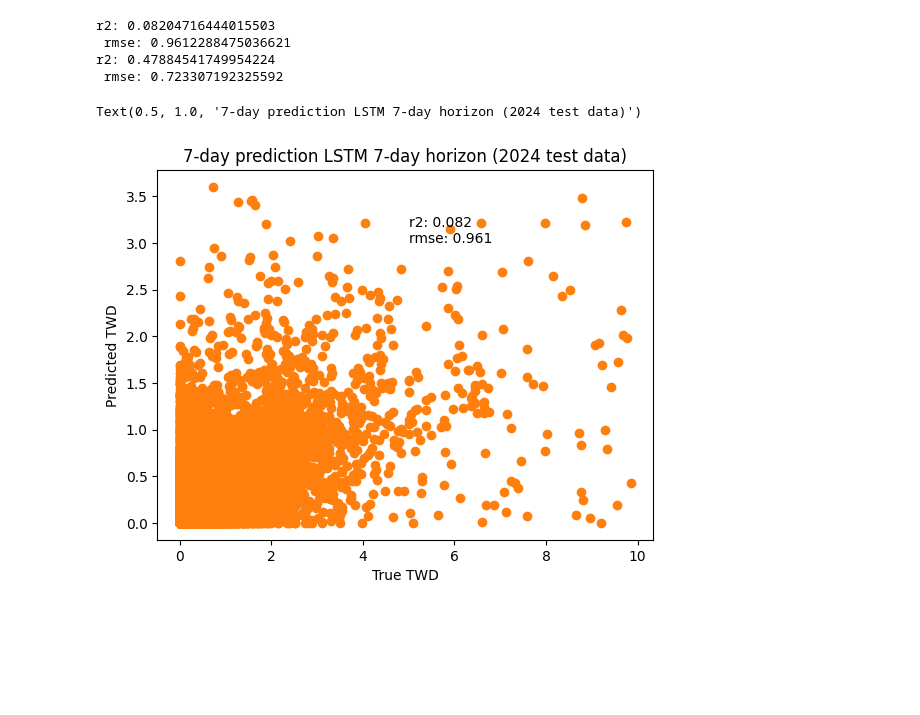
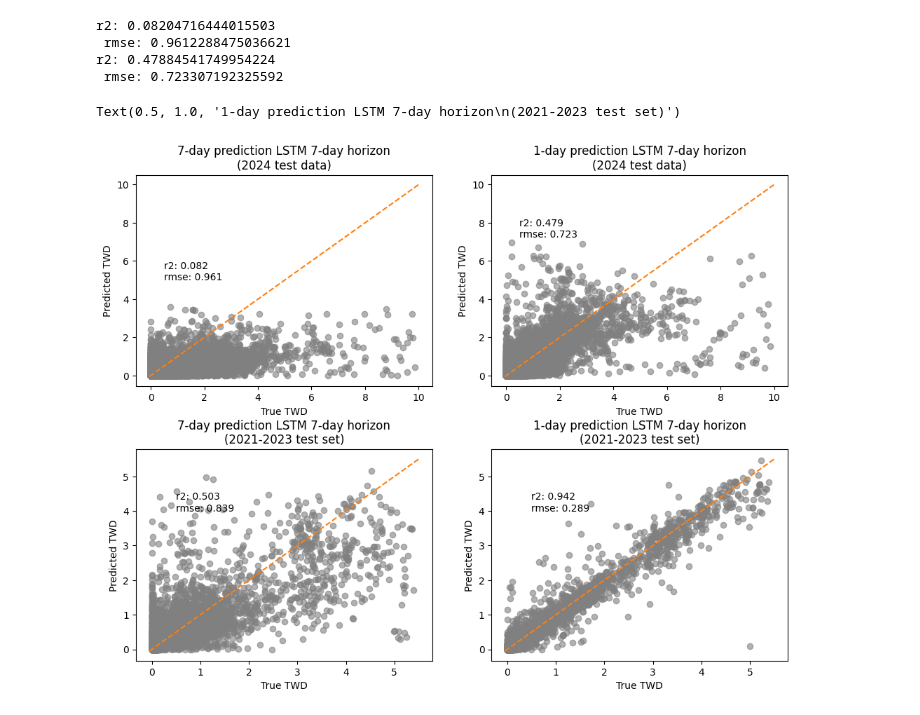
Before and after one commit to PinaColadast/eth-capstone-treewater-deficit, a Jupyter notebook: 03_RNN_small_models_horizon.ipynb, the cells around one changed output. Saved outputs shown, nothing was run; the diff lists cells and outputs as text; code cells hidden in the pictures; blank space fills up the shorter version.

Commit message:
train horizon transformer

```diff
--- a/03_RNN_small_models_horizon.ipynb
+++ b/03_RNN_small_models_horizon.ipynb
@@ -822,12 +822,42 @@ r2: 0.08204716444015503
 r2: 0.47884541749954224
  rmse: 0.723307192325592
 # %%
-plt.scatter(clip_and_inverse_log2_transform(y_test_final_horizon[:, 6]), clip_and_inverse_log2_transform(y_pred_test_final_horizon[:, 6]),
-color = "tab:orange")
-plt.text(5,3, f"r2: {r2_at_final_test:.3f}\nrmse: {rmse_at_final_test:.3f}")
-plt.xlabel("True TWD")
-plt.ylabel("Predicted TWD")
-plt.title("7-day prediction LSTM 7-day horizon (2024 test data)")
+fig, ((ax1, ax2), (ax3, ax4)) = plt.subplots(2, 2, figsize=(12, 9))
+
+fig.subplots_adjust(wspace=0.2, hspace=0.3)
+
+ax1.scatter(clip_and_inverse_log2_transform(y_test_final_horizon[:, 6]), clip_and_inverse_log2_transform(y_pred_test_final_horizon[:, 6]),
+color = "grey", alpha=0.6)
+ax1.plot([-0.05, 10], [-0.05, 10], color="tab:orange", linestyle="--")
+ax1.text(0.5, 5, f"r2: {r2_at_final_test:.3f}\nrmse: {rmse_at_final_test:.3f}")
+ax1.set_xlabel("True TWD")
+ax1.set_ylabel("Predicted TWD")
+ax1.set_title("7-day prediction LSTM 7-day horizon\n(2024 test data)")
+
+
+ax2.scatter(clip_and_inverse_log2_transform(y_test_final_horizon[:, 0]), clip_and_inverse_log2_transform(y_pred_test_final_horizon[:, 0]),
+color = "grey", alpha=0.6)
+ax2.plot([-0.05, 10], [-0.05, 10], color="tab:orange", linestyle="--")
+ax2.text(0.5, rmse_at_1day_final_test*10, f"r2: {r2_at_1day_final_test  :.3f}\nrmse: {rmse_at_1day_final_test:.3f}")
+ax2.set_xlabel("True TWD")
+ax2.set_ylabel("Predicted TWD")
+ax2.set_title("1-day prediction LSTM 7-day horizon\n(2024 test data)")
+
+ax3.scatter(clip_and_inverse_log2_transform(y_test_horizon[:, 6]), clip_and_inverse_log2_transform(y_pred_test_horizon[:, 6]),
+color = "grey", alpha=0.6)
+ax3.plot([-0.05, 5.5], [-0.05, 5.5], color="tab:orange", linestyle="--")
+ax3.text(0.5, 4, f"r2: {r2_at_test:.3f}\nrmse: {rmse_at_test:.3f}")
+ax3.set_xlabel("True TWD")
+ax3.set_ylabel("Predicted TWD")
+ax3.set_title("7-day prediction LSTM 7-day horizon\n(2021-2023 test set)")
+
+ax4.scatter(clip_and_inverse_log2_transform(y_test_horizon[:, 0]), clip_and_inverse_log2_transform(y_pred_test_horizon[:, 0]),
+color = "grey", alpha=0.6)
+ax4.plot([-0.05, 5.5], [-0.05, 5.5], color="tab:orange", linestyle="--")
+ax4.text(0.5, 4, f"r2: {r2_at_1day_test:.3f}\nrmse: {rmse_at_1day_test:.3f}")
+ax4.set_xlabel("True TWD")
+ax4.set_ylabel("Predicted TWD")
+ax4.set_title("1-day prediction LSTM 7-day horizon\n(2021-2023 test set)")
 # %% [output]
-Text(0.5, 1.0, '7-day prediction LSTM 7-day horizon (2024 test data)')
+Text(0.5, 1.0, '1-day prediction LSTM 7-day horizon\n(2021-2023 test set)')
-[figure, old version]
+[figure, new version]
```
Also changed, not shown: 1 other file.
